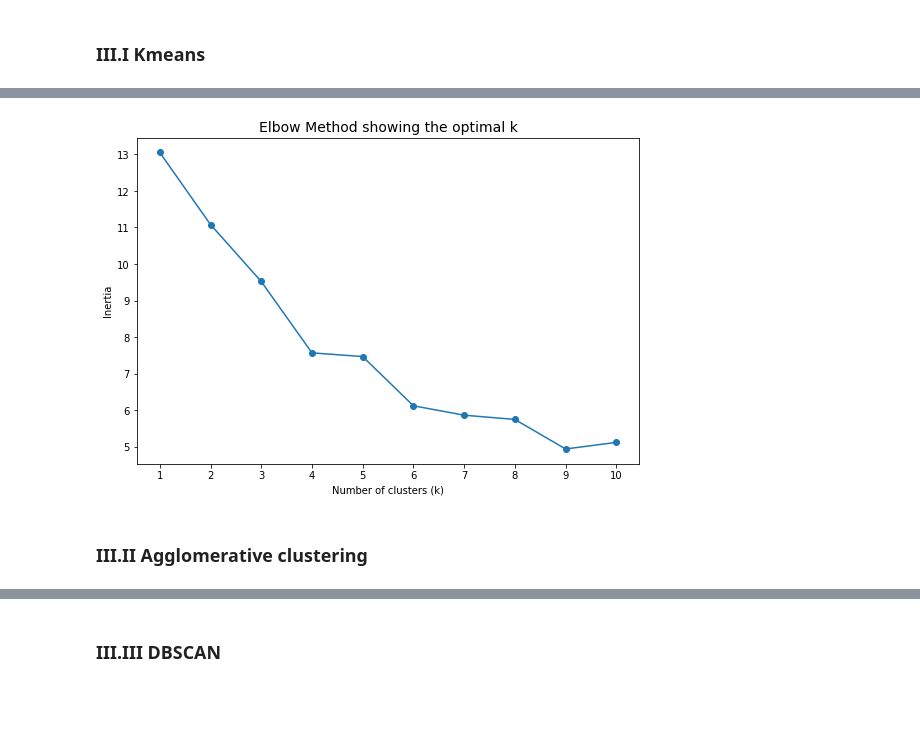
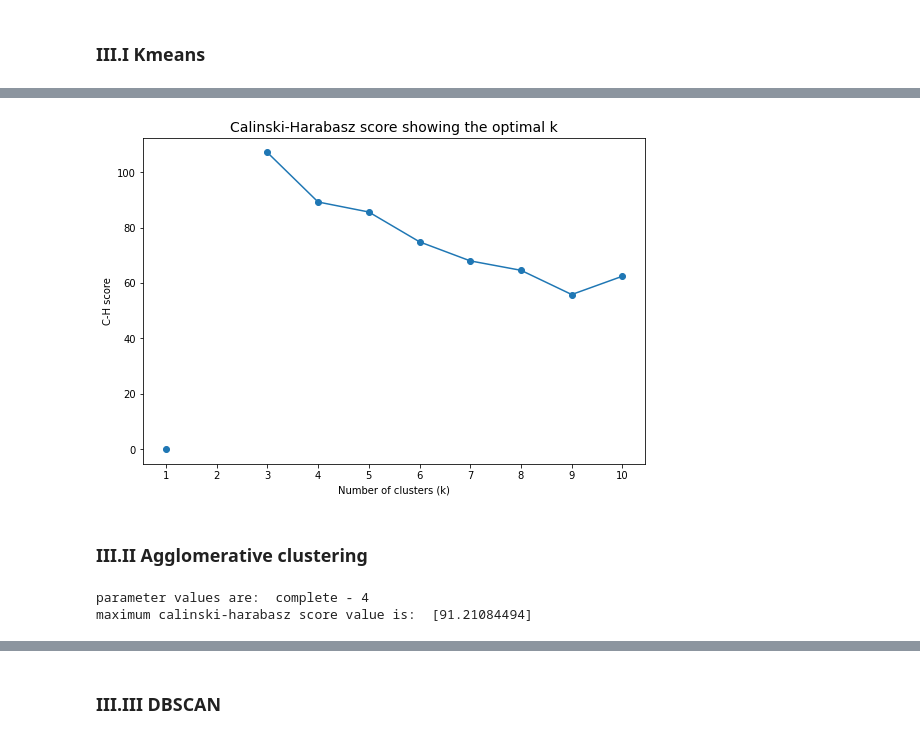
Before and after one commit to amakarewicz/BEngThesis, a Jupyter notebook: Clustering.ipynb, the cells around one changed output, grey strips where cells are left out. Drawn from its saved outputs; the diff is of its cells as text; code cells hidden in the pictures; blank space fills up the shorter version.

```diff
--- a/Clustering.ipynb
+++ b/Clustering.ipynb
@@ -8,14 +8,33 @@ import numpy as np
 import seaborn as sns
 import matplotlib.pyplot as plt
 import plotly.express as px
-from typing import Union, Tuple
-from tslearn.metrics import dtw
 from tslearn.preprocessing import TimeSeriesScalerMeanVariance
 from tslearn.clustering import TimeSeriesKMeans
 from dtaidistance import dtw_ndim
 from scipy.cluster.hierarchy import dendrogram
 from sklearn.cluster import KMeans, AgglomerativeClustering, DBSCAN
-from sklearn.metrics import calinski_harabasz_score, silhouette_score, davies_bouldin_score, adjusted_rand_score, adjusted_mutual_info_score
+from sklearn.metrics import silhouette_score
+
+# Using R inside python
+import rpy2.robjects.packages as rpackages
+from rpy2.robjects.vectors import StrVector
+from rpy2.robjects.packages import importr
+import rpy2.robjects.numpy2ri
+import rpy2.robjects.pandas2ri
+
+rpy2.robjects.numpy2ri.activate()
+rpy2.robjects.pandas2ri.activate()
+
+# Install packages
+utils = rpackages.importr('utils')
+utils.chooseCRANmirror(ind=1)
+
+# utils.install_packages('clValid')
+# utils.install_packages('symbolicDA')
+
+# Load packages
+clValid = importr('clValid')
+symbolicDA = importr('symbolicDA')
 
 import warnings
 warnings.filterwarnings(action='ignore')
@@ -210,3 +239,10 @@ countries = data[['countrycode','country']].drop_duplicates()
 ## III. Multivariate time series clustering
 # %% [markdown]
 ### III.I Kmeans
+# %%
+# tuning for optimal k
+k_max = 10
+inertias = []
+for k in range(1, k_max+1):
+    kmeans = kmeans_clustering(data, k)
+    inertias.append(kmeans.inertia_)
@@ -216,15 +260,15 @@ plot_clustering(countries, kmeans_ts.labels_)
 # %%
 # tuning for optimal k
 k_max = 10
-inertias = []
+chscore = []
 for k in range(1, k_max+1):
     kmeans = kmeans_clustering(data, k)
-    inertias.append(kmeans.inertia_)
+    chscore.append(symbolicDA.index_G1d(dtw_matrix,kmeans.labels_))
 # %%
-elbow = plt.plot(list(range(1, len(inertias) + 1)), inertias, '-o')
-plt.title('Elbow Method showing the optimal k', size=14)
+elbow = plt.plot(list(range(1, len(chscore) + 1)), chscore, '-o')
+plt.title('Calinski-Harabasz score showing the optimal k', size=14)
 plt.xlabel('Number of clusters (k)')
-plt.ylabel('Inertia')
-plt.xticks(list(range(1, len(inertias) + 1)));
+plt.ylabel('C-H score')
+plt.xticks(list(range(1, len(chscore) + 1)));
 # %% [output]
-[figure, old version]
+[figure, new version]
@@ -231,5 +278,26 @@ plt.xticks(list(range(1, len(inertias) + 1)));
 # %% [markdown]
 ### III.II Agglomerative clustering
+# %%
+# hyperparameters tuning
+linkage_grid = ['complete', 'average', 'single']
+n_clusters_grid = np.arange(2, 10, 1)
+best_params = {}
+for l in linkage_grid:
+    for k in n_clusters_grid:
+        agg_model = AgglomerativeClustering(linkage=l, n_clusters=k).fit(dtw_matrix)
+        labels = agg_model.labels_
+
+        if len(set(labels)) > 3:
+            score = symbolicDA.index_G1d(dtw_matrix, labels)
+            if not np.isinf(score[0]):
+                best_params[str(l) + " - " + str(k)] = score
+
+max_key = max(best_params, key = best_params.get)
+print("parameter values are: ", max_key)
+print("maximum calinski-harabasz score value is: ", best_params[max_key])
+# %% [output]
+parameter values are:  complete - 4
+maximum calinski-harabasz score value is:  [91.21084494]
 # %%
 agg_ts = agglomerative_clustering(data, 4, 'complete')
 plot_clustering(countries, agg_ts.labels_)
```
Also changed, not shown: parts of 10 cells of this notebook.
